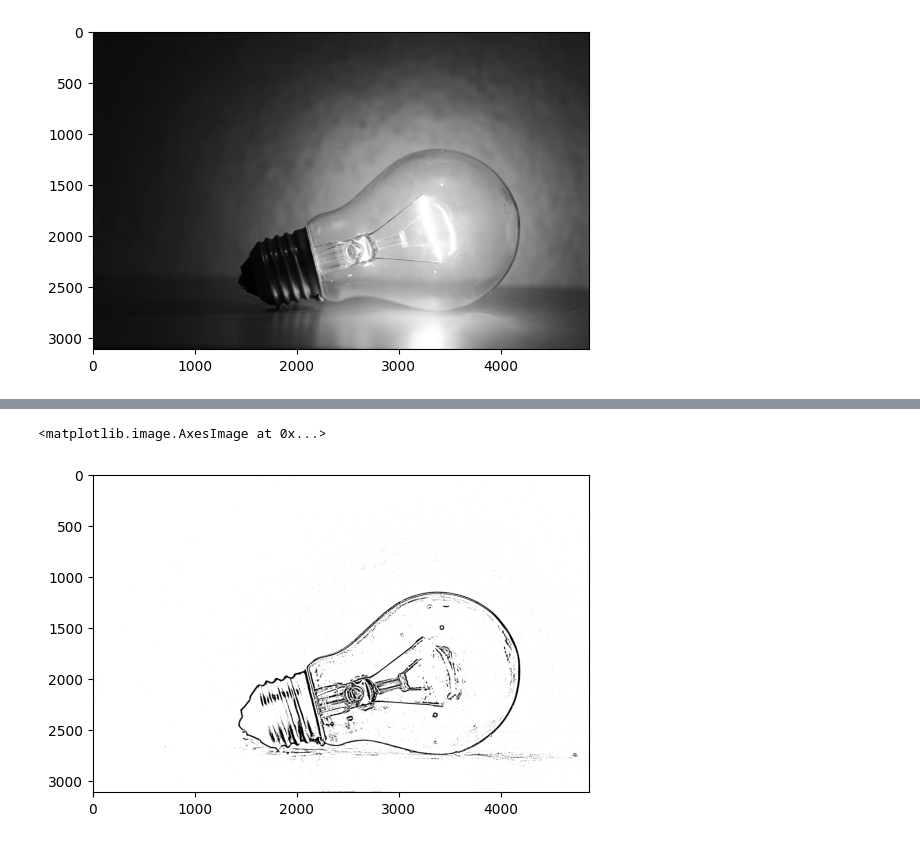
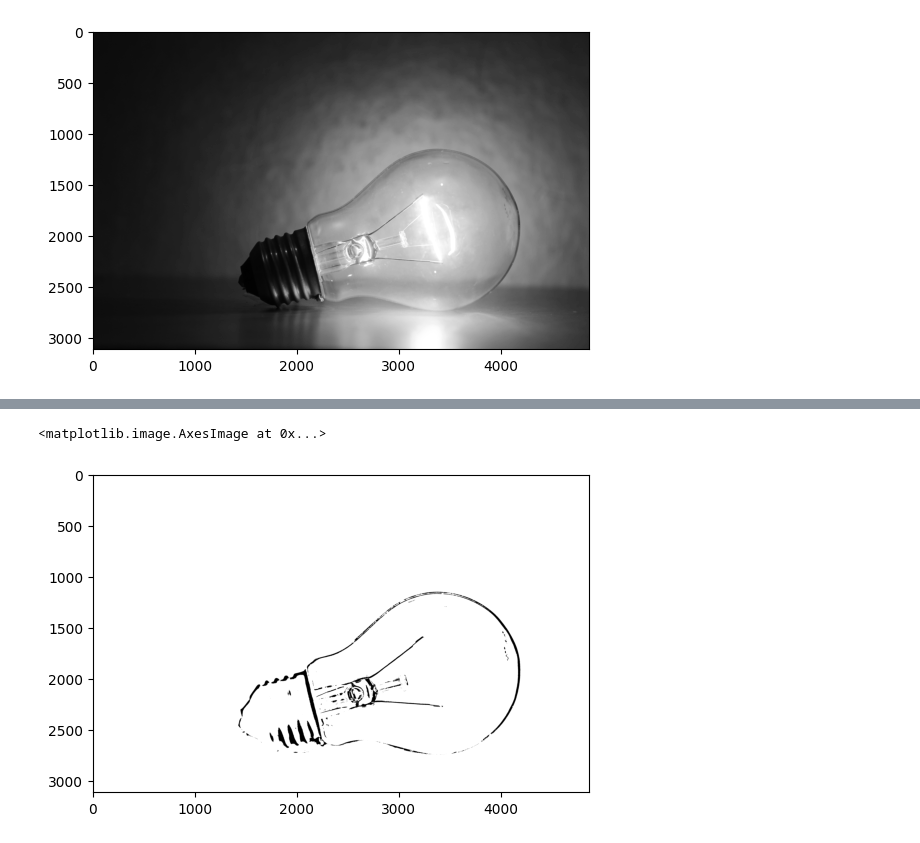
Before and after one commit to bryan2772/tira-fundo-das-imagens-videos, a Jupyter notebook: codigo/main.ipynb, the cells around one changed output, grey strips where cells are left out. Saved outputs shown, nothing was run; the diff lists cells and outputs as text; code cells hidden in the pictures.

```diff
--- a/codigo/main.ipynb
+++ b/codigo/main.ipynb
@@ -61,10 +64,10 @@ plt.imshow(final_image)
 # %%
 # Aplicar a limiarização adaptativa para obter uma máscara básica
-thresh = cv2.adaptiveThreshold(gray, 255, cv2.ADAPTIVE_THRESH_GAUSSIAN_C, cv2.THRESH_BINARY, 51, 3)
+thresh = cv2.adaptiveThreshold(gray, 255, cv2.ADAPTIVE_THRESH_GAUSSIAN_C, cv2.THRESH_BINARY, 171, 15)
 plt.imshow(thresh,cmap='gray')
 # %% [output]
 <matplotlib.image.AxesImage at 0x...>
-[figure, old version]
+[figure, new version]
 # %%
 # Inverter a máscara para que a flor fique branca e o fundo preto
 mask = cv2.bitwise_not(thresh)
```
Also changed, not shown: parts of 9 cells of this notebook, 4 other files.
